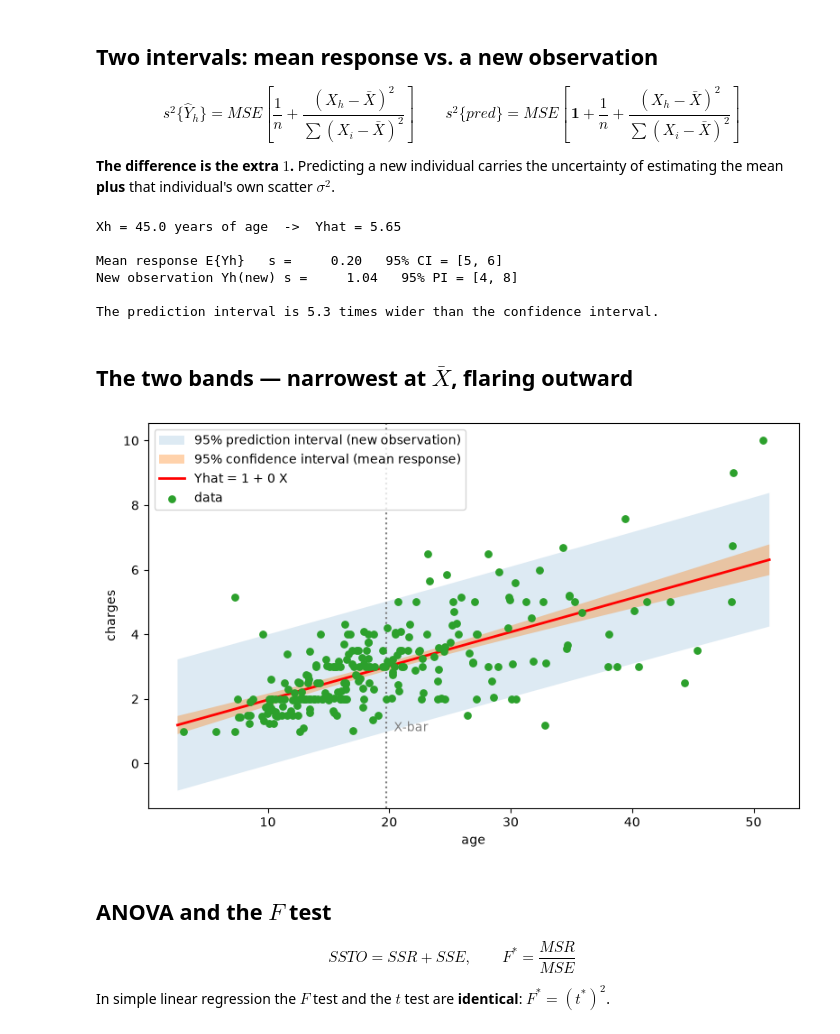
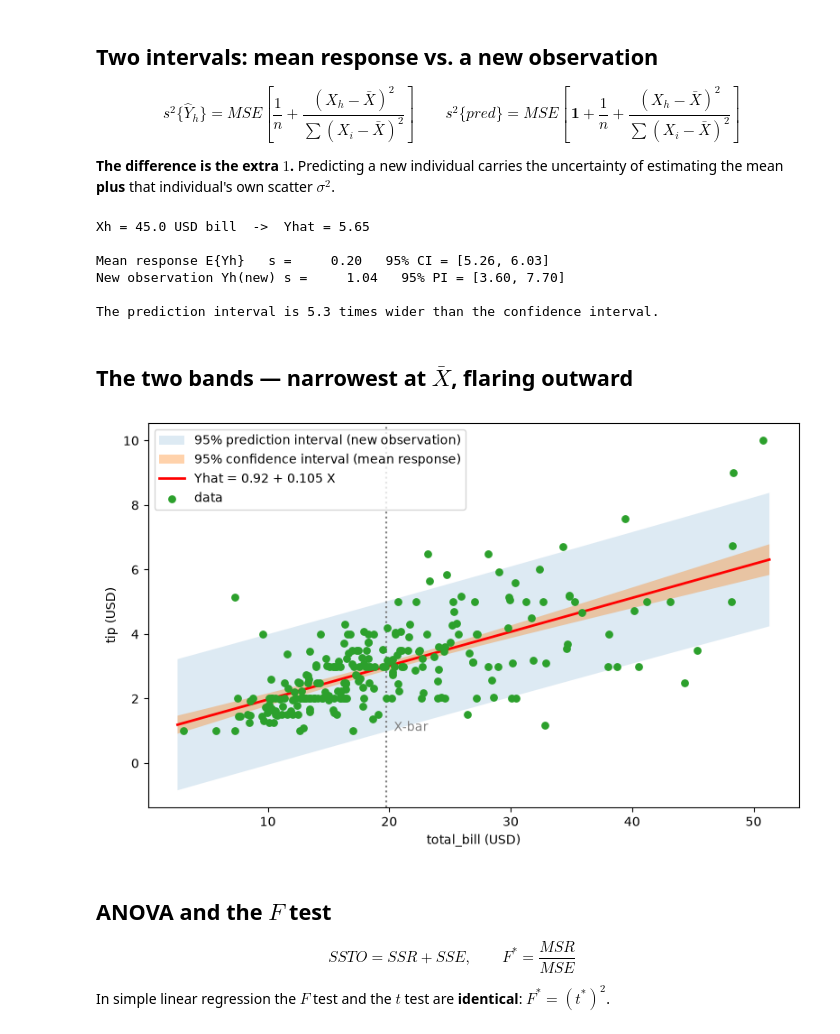
Before and after one commit to HelloJJJie/Assignment-Forecast-and-Analysis-of-Regression, a Jupyter notebook: week-3/Assigment_3.ipynb, the cells around one changed output. Saved outputs shown, nothing was run; the diff lists cells and outputs as text; code cells hidden in the pictures.

```diff
--- a/week-3/Assigment_3.ipynb
+++ b/week-3/Assigment_3.ipynb
@@ -177,19 +178,19 @@ s^2\{pred\}=MSE\left[\,\mathbf{1}+\frac1n+\frac{(X_h-\bar X)^2}{\sum(X_i-\bar X)
 **The difference is the extra $1$.** Predicting a new individual carries the uncertainty of
 estimating the mean **plus** that individual's own scatter $\sigma^2$.
 # %%
-Xh = 45.0            # inside the observed range of X (18-64); Xh = 5 was not
+Xh = 45.0            # inside the observed range of X (3.07 - 50.81 USD), near its upper end
 Yh = b0 + b1*Xh
 s_Yh   = np.sqrt(MSE * (1/n + (Xh-Xbar)**2/Sxx))
 s_pred = np.sqrt(MSE * (1 + 1/n + (Xh-Xbar)**2/Sxx))
-print(f'Xh = {Xh} years of age  ->  Yhat = {Yh:,.2f}\n')
-print(f'Mean response E{{Yh}}   s = {s_Yh:8,.2f}   95% CI = [{Yh-tcrit*s_Yh:,.0f}, {Yh+tcrit*s_Yh:,.0f}]')
-print(f'New observation Yh(new) s = {s_pred:8,.2f}   95% PI = [{Yh-tcrit*s_pred:,.0f}, {Yh+tcrit*s_pred:,.0f}]')
+print(f'Xh = {Xh} USD bill  ->  Yhat = {Yh:,.2f}\n')
+print(f'Mean response E{{Yh}}   s = {s_Yh:8,.2f}   95% CI = [{Yh-tcrit*s_Yh:.2f}, {Yh+tcrit*s_Yh:.2f}]')
+print(f'New observation Yh(new) s = {s_pred:8,.2f}   95% PI = [{Yh-tcrit*s_pred:.2f}, {Yh+tcrit*s_pred:.2f}]')
 print(f'\nThe prediction interval is {(s_pred/s_Yh):.1f} times wider than the confidence interval.')
 # %% [output]
-Xh = 45.0 years of age  ->  Yhat = 5.65
+Xh = 45.0 USD bill  ->  Yhat = 5.65
 
-Mean response E{Yh}   s =     0.20   95% CI = [5, 6]
-New observation Yh(new) s =     1.04   95% PI = [4, 8]
+Mean response E{Yh}   s =     0.20   95% CI = [5.26, 6.03]
+New observation Yh(new) s =     1.04   95% PI = [3.60, 7.70]
 
 The prediction interval is 5.3 times wider than the confidence interval.
 # %% [markdown]
@@ -197,23 +198,23 @@ The prediction interval is 5.3 times wider than the confidence interval.
 # %%
 grid = np.linspace(X.min()-0.5, X.max()+0.5, 200)
 fit  = b0 + b1*grid
 se_m = np.sqrt(MSE * (1/n + (grid-Xbar)**2/Sxx))
 se_p = np.sqrt(MSE * (1 + 1/n + (grid-Xbar)**2/Sxx))
 
 plt.figure(figsize=(8,5))
 plt.fill_between(grid, fit-tcrit*se_p, fit+tcrit*se_p, alpha=.15,
                  label='95% prediction interval (new observation)')
 plt.fill_between(grid, fit-tcrit*se_m, fit+tcrit*se_m, alpha=.35,
                  label='95% confidence interval (mean response)')
-plt.plot(grid, fit, 'r-', lw=2, label=f'Yhat = {b0:,.0f} + {b1:,.0f} X')
+plt.plot(grid, fit, 'r-', lw=2, label=f'Yhat = {b0:.2f} + {b1:.3f} X')
 plt.scatter(X, Y, s=28, zorder=5, label='data')
 plt.axvline(Xbar, ls=':', c='gray'); plt.text(Xbar, Y.min(), '  X-bar', c='gray')
-plt.xlabel('age'); plt.ylabel('charges')
+plt.xlabel('total_bill (USD)'); plt.ylabel('tip (USD)')
 plt.legend(); plt.tight_layout();
 plt.savefig('images/confident_intervel.png')
 plt.show()
 # %% [output]
-[figure, old version]
+[figure, new version]
 # %% [markdown]
 ## ANOVA and the $F$ test
 
```
Also changed, not shown: parts of 17 cells of this notebook, 2 other files.
